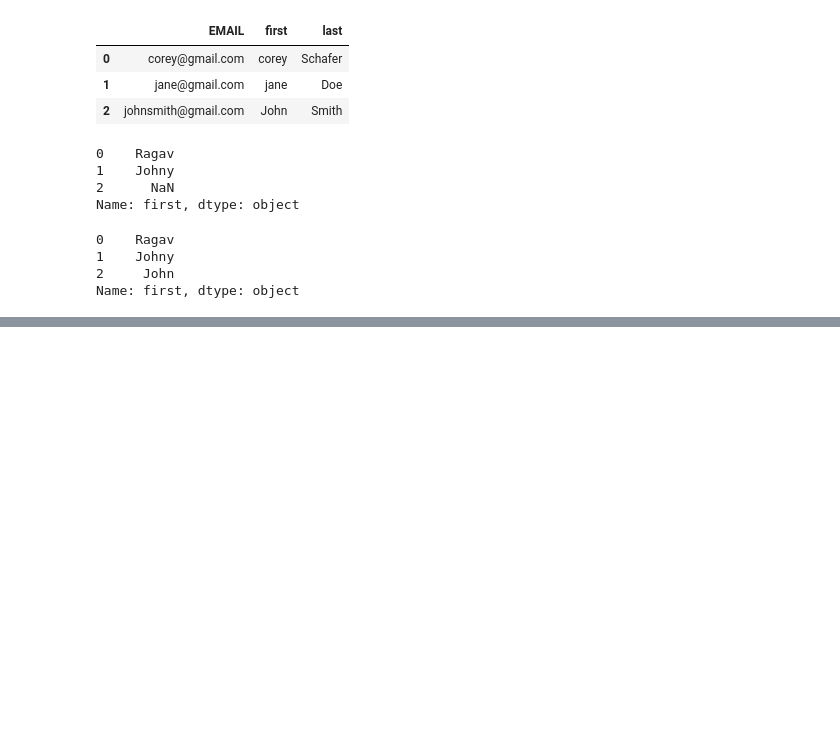
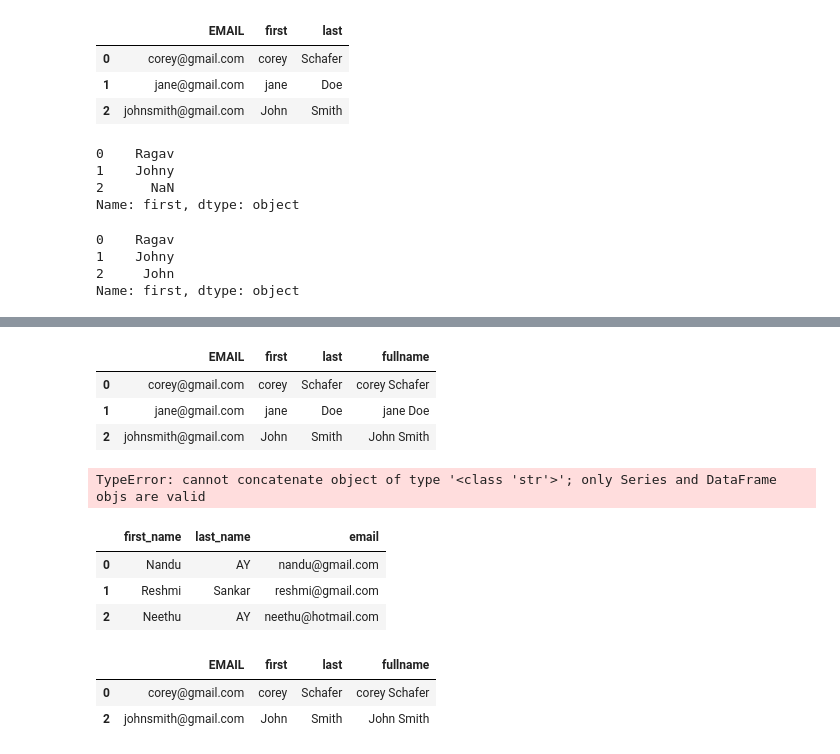
Before and after one commit to aynandu/Pandas-Numpy-OpenCV, a Jupyter notebook: Pandas/snippet.ipynb, the cells around one changed output, grey strips where cells are left out. Saved outputs shown, nothing was run; the diff lists cells and outputs as text; code cells hidden in the pictures; blank space fills up the shorter version.

```diff
--- a/Pandas/snippet.ipynb
+++ b/Pandas/snippet.ipynb
@@ -315,0 +342,14 @@ Name: first, dtype: object
+# %%
+#Add Multiple Columns
+df[['first','last']]=df['fullname'].str.split(' ',expand=True)
+df
+# %% [output]
+|  | EMAIL | first | last | fullname |
+| 0 | corey@gmail.com | corey | Schafer | corey Schafer |
+| 1 | jane@gmail.com | jane | Doe | jane Doe |
+| 2 | johnsmith@gmail.com | John | Smith | John Smith |
+# %%
+#Add New row
+df=pd.concat({'first':'tony'},ignore_index=True)
+# %% [output]
+TypeError: cannot concatenate object of type '<class 'str'>'; only Series and DataFrame objs are valid
@@ -315,0 +364,18 @@ Name: first, dtype: object
+# %%
+df2
+# %% [output]
+|  | first_name | last_name | email |
+| 0 | Nandu | AY | nandu@gmail.com |
+| 1 | Reshmi | Sankar | reshmi@gmail.com |
+| 2 | Neethu | AY | neethu@hotmail.com |
+# %%
+#Remove a Row
+
+#df.drop(index=1)
+
+filt=df['last']=='Doe'
+df.drop(index=df[filt].index)
+# %% [output]
+|  | EMAIL | first | last | fullname |
+| 0 | corey@gmail.com | corey | Schafer | corey Schafer |
+| 2 | johnsmith@gmail.com | John | Smith | John Smith |
```
Also changed, not shown: parts of 7 cells of this notebook.
